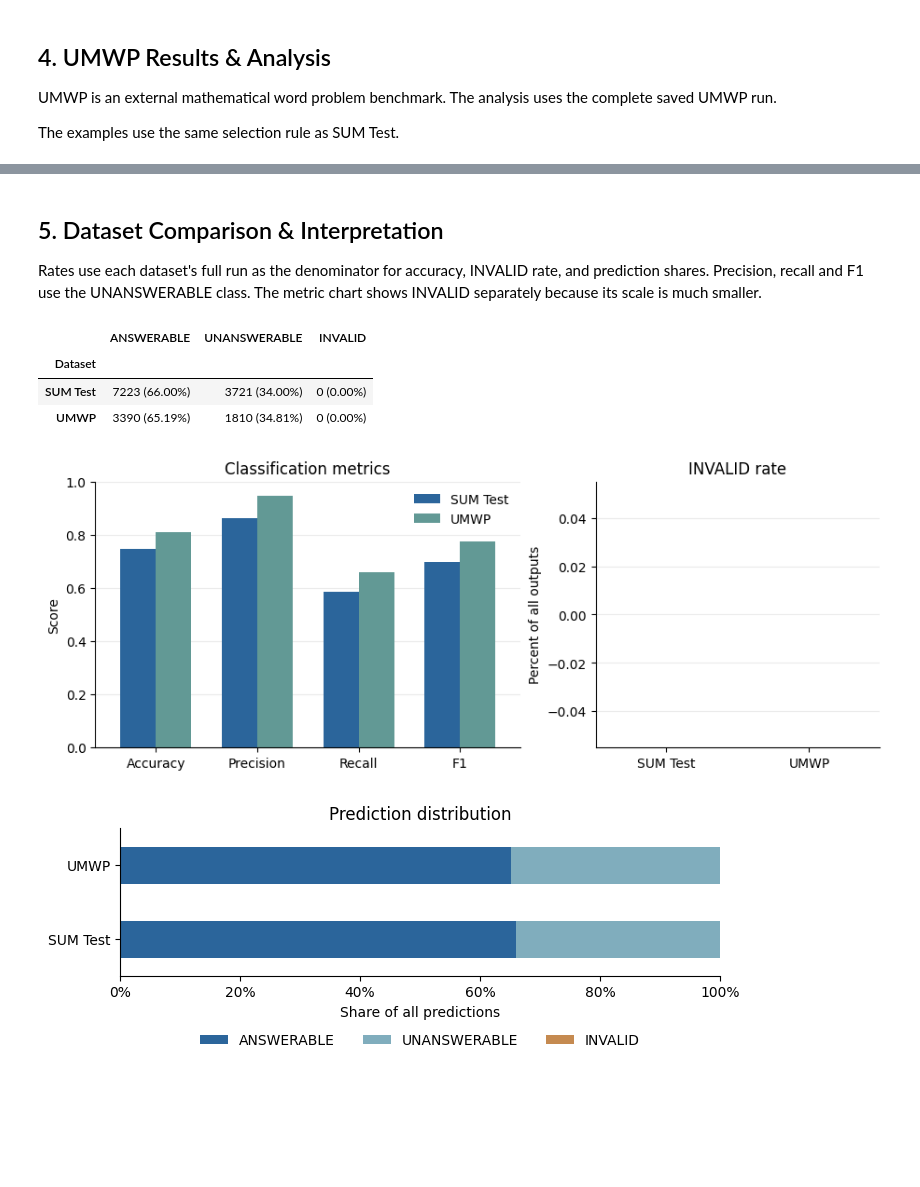
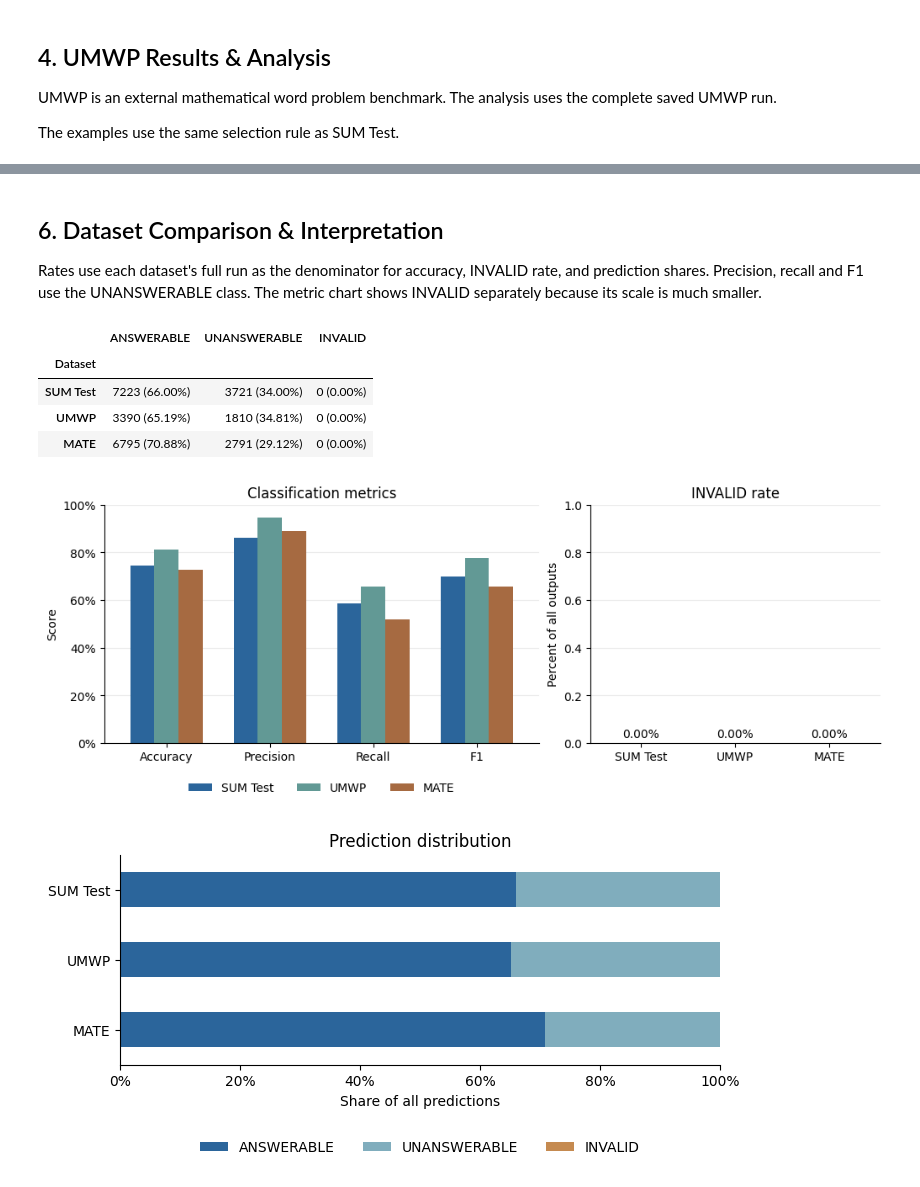
Before and after one commit to Janissary09/CDS1092_NLP_Project, a Jupyter notebook: notebooks/09_mistral_evaluation_analysis.ipynb, the cells around one changed output, grey strips where cells are left out. Saved outputs shown, nothing was run; the diff lists cells and outputs as text; code cells hidden in the pictures; blank space fills up the shorter version.

Commit message:
Extend evaluation notebooks to three datasets and add Llama analysis

````diff
--- a/notebooks/09_mistral_evaluation_analysis.ipynb
+++ b/notebooks/09_mistral_evaluation_analysis.ipynb
@@ -121,9 +129,8 @@ settings = {
     'CUDA': 'cuda_version',
 }
 run = sum_metrics['run']
-for key in (*settings.values(), 'prompt', 'model_sha256', 'evaluator_sha256',
-            'shared_evaluator_sha256', 'transformers_distribution_url', 'invalid_output_policy'):
-    if run[key] != umwp_metrics['run'][key]:
+for key in (*settings.values(), 'prompt', 'model_sha256', 'transformers_distribution_url', 'invalid_output_policy'):
+    if any(run[key] != metrics['run'][key] for metrics in (umwp_metrics, mate_metrics)):
         raise ValueError(f'Saved runs disagree on {key}')
 
 configuration = {
@@ -136,14 +143,16 @@ configuration['Transformers source commit'] = vcs.get('commit_id', 'Unavailable'
 display(pd.Series(configuration, name='Recorded setting').rename_axis('Setting').to_frame())
 display(Markdown('**Exact prompt**\n\n```text\n' + run['prompt'] + '\n```'))
 
-fingerprints = {
-    'Model SHA-256': run['model_sha256'],
-    'Evaluator SHA-256': run['evaluator_sha256'],
-    'Shared evaluator SHA-256': run['shared_evaluator_sha256'],
-    **{f"{name} dataset SHA-256 ({metrics['run']['run_id']})": metrics['run']['dataset_sha256']
-       for name, metrics in [('SUM Test', sum_metrics), ('UMWP', umwp_metrics)]},
-}
-display(pd.Series(fingerprints, name='Recorded value').rename_axis('Fingerprint').to_frame())
+
+provenance = pd.DataFrame([
+    {'Dataset': name, 'Dataset SHA-256': metrics['run']['dataset_sha256'],
+     'Model SHA-256': metrics['run']['model_sha256'],
+     'Evaluator SHA-256': metrics['run']['evaluator_sha256'],
+     'Shared evaluator SHA-256': metrics['run'].get('shared_evaluator_sha256', 'N/A')}
+    for name, metrics in [('SUM Test', sum_metrics), ('UMWP', umwp_metrics), ('MATE', mate_metrics)]
+]).set_index('Dataset')
+display(provenance)
+display(Markdown('The MATE run records a later evaluator fingerprint. Model and protocol settings above agree across the saved runs.'))
 # %% [output]
 |  | Recorded setting |
 | Setting |  |
@@ -338,9 +370,9 @@ There were **100 false positives** (3.85% of answerable questions) and **890 fal
 # %% [markdown]
-## 5. Dataset Comparison & Interpretation
+## 6. Dataset Comparison & Interpretation
 
 Rates use each dataset's full run as the denominator for accuracy, INVALID rate, and prediction shares. Precision, recall and F1 use the UNANSWERABLE class. The metric chart shows INVALID separately because its scale is much smaller.
 # %%
-evaluations = {'SUM Test': (sum_metrics, sum_matrix), 'UMWP': (umwp_metrics, umwp_matrix)}
+evaluations = {'SUM Test': (sum_metrics, sum_matrix), 'UMWP': (umwp_metrics, umwp_matrix), 'MATE': (mate_metrics, mate_matrix)}
 metric_rates = pd.DataFrame({
     name: {label: metrics[key] for label, key in METRICS.items()}
     for name, (metrics, _) in evaluations.items()
@@ -348,41 +380,45 @@ metric_rates = pd.DataFrame({
 metric_rates.index = ['Accuracy', 'Precision', 'Recall', 'F1']
 invalid_rates = pd.Series({name: metrics['invalid_rate'] for name, (metrics, _) in evaluations.items()})
 prediction_counts = pd.DataFrame({
     name: matrix.sum(axis=0) for name, (_, matrix) in evaluations.items()
 }).T
 prediction_shares = prediction_counts.div(prediction_counts.sum(axis=1), axis=0)
 display((prediction_counts.astype(str) + ' (' + prediction_shares.map('{:.2%}'.format) + ')')
         .rename_axis('Dataset'))
 
-colors = ['#2b659b', '#629995']
+colors = ['#2b659b', '#629995', '#a66a41']
 fig, (ax_metrics, ax_invalid) = plt.subplots(
-    1, 2, figsize=(9, 3.4), width_ratios=[3, 2], layout='constrained',
+    1, 2, figsize=(10, 3.8), width_ratios=[3, 2], layout='constrained',
 )
 metric_rates.plot.bar(ax=ax_metrics, color=colors, rot=0, width=0.7)
 ax_metrics.set(ylim=(0, 1), ylabel='Score', title='Classification metrics')
-ax_metrics.legend(frameon=False, loc='upper right')
-ax_invalid.bar(invalid_rates.index, invalid_rates * 100, color=colors)
-ax_invalid.set(ylabel='Percent of all outputs', title='INVALID rate')
+ax_metrics.yaxis.set_major_formatter(plt.matplotlib.ticker.PercentFormatter(xmax=1))
+ax_metrics.legend(frameon=False, loc='upper center', bbox_to_anchor=(0.5, -0.12), ncol=3)
+invalid_bars = ax_invalid.bar(invalid_rates.index, invalid_rates * 100, color=colors)
+ax_invalid.bar_label(invalid_bars, labels=[f'{rate:.2%}' for rate in invalid_rates], padding=3)
+ax_invalid.set(ylim=(0, 1), ylabel='Percent of all outputs', title='INVALID rate')
 for ax in (ax_metrics, ax_invalid):
     ax.set_axisbelow(True)
     ax.grid(axis='y', alpha=0.25)
 plt.show()
 plt.close(fig)
 
-fig, ax = plt.subplots(figsize=(7, 2.5), layout='constrained')
+fig, ax = plt.subplots(figsize=(7, 3.3), layout='constrained')
 prediction_shares.plot.barh(ax=ax, stacked=True, color=['#2b659b', '#80adbd', '#c58a50'])
+ax.invert_yaxis()
 ax.set(xlim=(0, 1), xlabel='Share of all predictions', ylabel='', title='Prediction distribution')
 ax.xaxis.set_major_formatter(plt.matplotlib.ticker.PercentFormatter(xmax=1))
 ax.legend(loc='upper center', bbox_to_anchor=(0.5, -0.3), ncol=3, frameon=False)
 plt.show()
 plt.close(fig)
 # %% [output]
 |  | ANSWERABLE | UNANSWERABLE | INVALID |
 | Dataset |  |  |  |
 | SUM Test | 7223 (66.00%) | 3721 (34.00%) | 0 (0.00%) |
 | UMWP | 3390 (65.19%) | 1810 (34.81%) | 0 (0.00%) |
+| MATE | 6795 (70.88%) | 2791 (29.12%) | 0 (0.00%) |
-[figure, old version]
+[figure, new version]
-[figure, old version]
+[figure, new version]
 # %%
 observations = []
 for name, (metrics, matrix) in evaluations.items():
````
Also changed, not shown: parts of 9 cells of this notebook, 10 other files.
